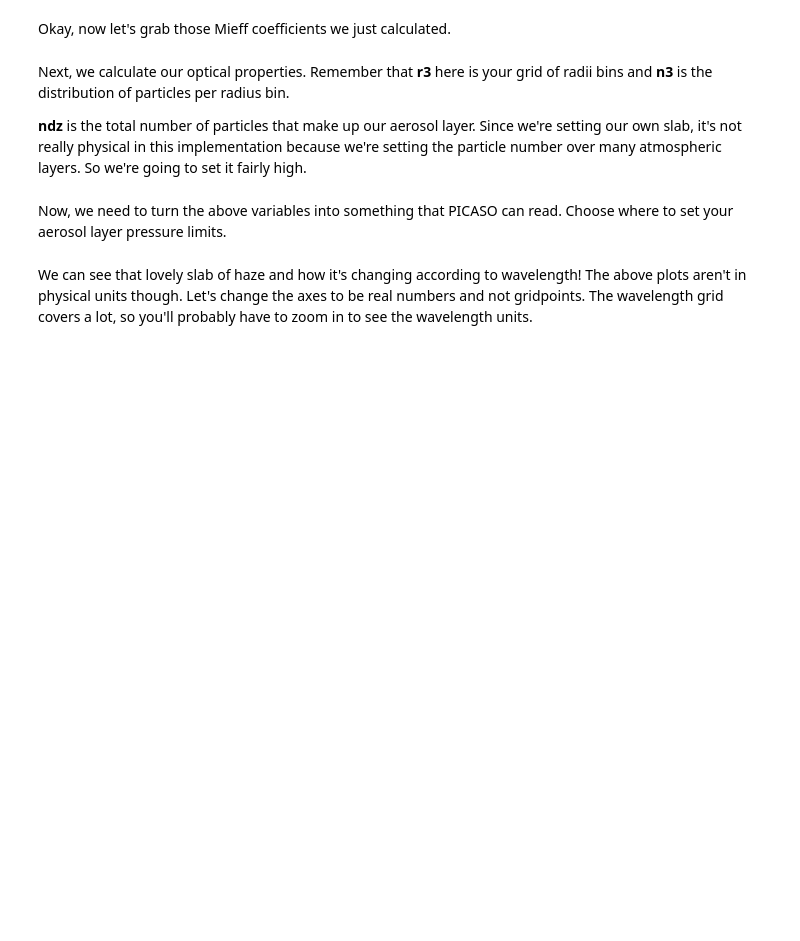
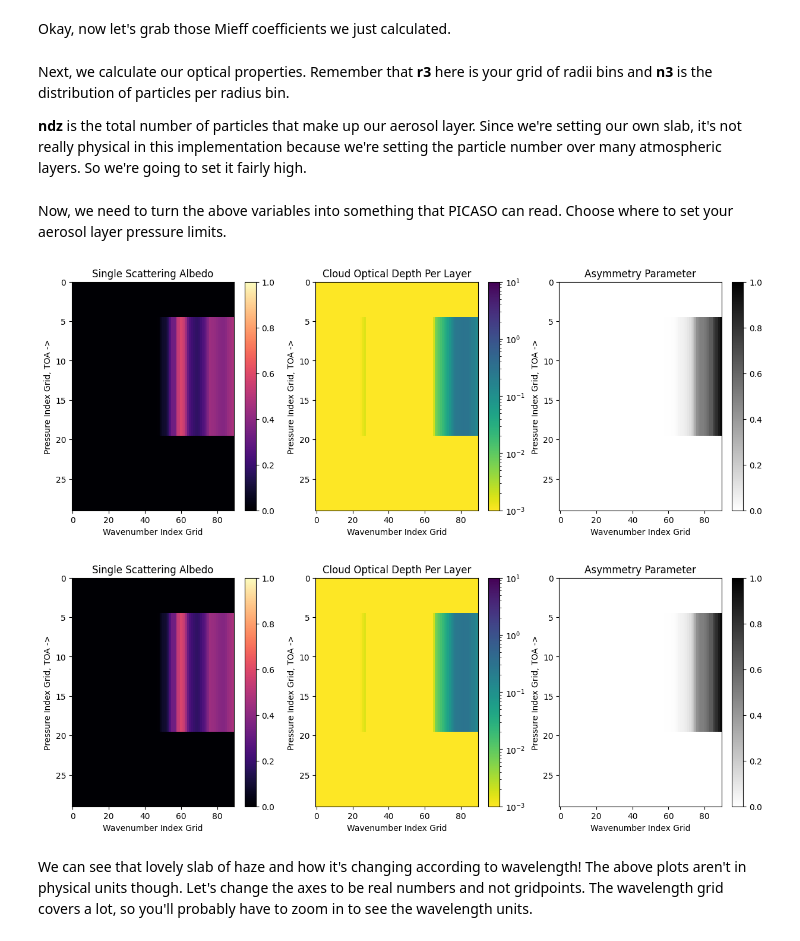
Before and after one commit to natashabatalha/virga, a Jupyter notebook: docs/notebooks/8_CustomAerosolLayers.ipynb, the cells around one changed output. Drawn from its saved outputs; the diff is of its cells as text; code cells hidden in the pictures; blank space fills up the shorter version.

Commit message:
remove bokeh for picaso plot

```diff
--- a/docs/notebooks/8_CustomAerosolLayers.ipynb
+++ b/docs/notebooks/8_CustomAerosolLayers.ipynb
@@ -112,17 +137,20 @@ Now, we need to turn the above variables into something that PICASO can read. Ch
 # %%
 nlayer = 30
 base_pressure = 1e-1 # let's start by setting the haze layer base at 0.1 bars
 haze_top_pressure = 1e-7 #and set the top of the haze layer at 0.1 microbar. Not unreasonble for a haze that forms fairly high!
 
 #just set an arbitrary pressure grid from 1000 bars to a nanobar
 pressure =  np.logspace(-9,3,nlayer)
 
 #here's where we shove all the variables into a dataframe PICASO can read
 df_haze = vdi.picaso_format_slab(base_pressure,opd, w0, g0, wavenumber_grid, pressure,p_top=haze_top_pressure)
 
 
 nwno = len(wavenumber_grid) #this will depend on the refractive indices you have. Khare's tholin have wide coverage but low resolution
-ppi.show(ppi.plot_cld_input(nwno, nlayer,df=df_haze))
+ppi.plot_cld_input(nwno, nlayer,df=df_haze)
+# %% [output]
+[figure, added]
+[figure, added]
 # %% [markdown]
 We can see that lovely slab of haze and how it's changing according to wavelength! The above plots aren't in physical units though. Let's change the axes to be real numbers and not gridpoints. The wavelength grid covers a lot, so you'll probably have to zoom in to see the wavelength units.
 # %%
```
Also changed, not shown: parts of 6 cells of this notebook.
